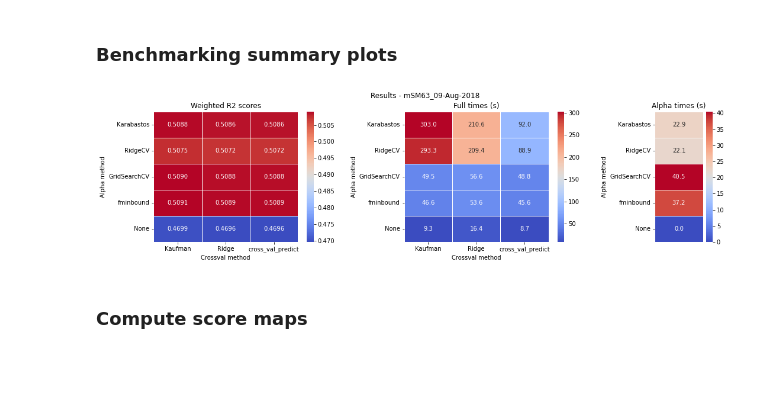
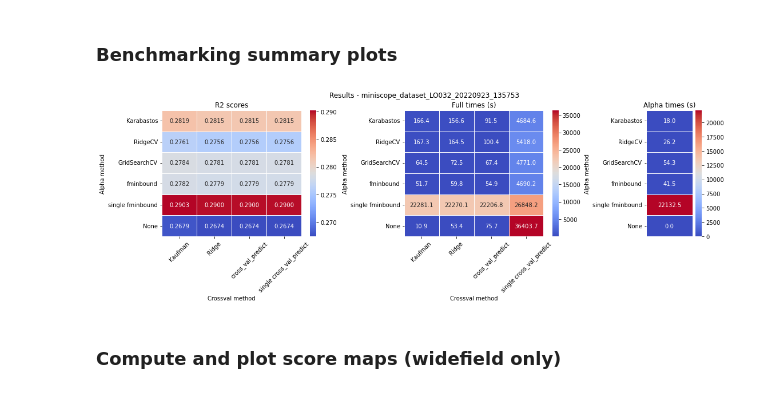
Before and after one commit to msokolet/regbench, a Jupyter notebook: regbench.ipynb, the cells around one changed output. Cells and saved outputs as stored; diff of their text form; code cells hidden in the pictures; blank space fills up the shorter version.

Commit message:
generalize to handle single neuron f data

```diff
--- a/regbench.ipynb
+++ b/regbench.ipynb
@@ -27,15 +27,17 @@ import regbench as rb
 
 opts = {} # Intialize options dictionary
 # Recording options
-opts['dir'] = 'D:\Churchland\Widefield' # Path to directory in which the recording file is located
-opts['rec_name'] = 'mSM63_09-Aug-2018' # Recording name
-opts['frames_per_trial'] = 75 # Num of frames per trial
-opts['dformat'] = 'MATLAB'
+opts['dir'] = 'D:\Churchland\One-photon' # Path to directory in which the recording file is located
+opts['rec_name'] = 'miniscope_dataset_LO032_20220923_135753' # Recording name
+# opts['dir'] = 'D:\Churchland\Widefield' # Path to directory in which the recording file is located
+# opts['rec_name'] = 'mSM63_05-Jul-2018' # Recording name
+opts['frames_per_trial'] = 138 # Num of frames per trial
+opts['dtype'] = 'neuron_f' # Type of data. Choices: 'wfield_f', 'neuron_f'
 # Refression benchmarking options
 opts['out_folds'] = 10 # Num of folds for outer (test) cross-validation
 opts['in_folds'] = 5 # Num of folds for inner (train) cross-validation
-opts['alpha_mets'] = ['Karabastos', 'RidgeCV', 'GridSearchCV', 'fminbound', 'None'] # Alpha estimation methods to test
-opts['crossval_mets'] = ['Kaufman', 'Ridge', 'cross_val_predict'] # Cross-validation methods to test
+opts['alpha_mets'] = ['Karabastos', 'RidgeCV', 'GridSearchCV', 'fminbound', 'single fminbound', 'None'] # Alpha estimation methods to test
+opts['crossval_mets'] = ['Kaufman', 'Ridge', 'cross_val_predict', 'single cross_val_predict'] # Cross-validation methods to test
 opts['recenter'] = True # Whether to recenter the variables (no intercept) or not (fit intercept term) for all methods
 opts['test_range'] =  np.concatenate([np.arange(1, 2000, 500),
                                       np.arange(3000, 13000,2000),
@@ -118,27 +159,29 @@ rb.save_results({'alphas': alphas,
 # %% [markdown]
 ### Benchmarking summary plots
 # %%
-alphas, preds, scores, alpha_times, pred_times = rb.load_results(['alphas', 'preds', 'scores', 'alpha_times', 'pred_times'], opts)  # Load results - useful if loading already analyzed sessions
+alphas, preds, scores, avg_scores, alpha_times, pred_times = rb.load_results(['alphas', 'preds', 'scores', 'avg_scores', 'alpha_times', 'pred_times'], opts)  # Load results - useful if loading already analyzed sessions
 
 sum_fig, sum_ax = plt.subplots(ncols=3, gridspec_kw={'width_ratios': [3, 3, 1]}, figsize=(17,4.5))
 plt.suptitle(f'Results - {opts["rec_name"] }')
 
-scores_df = rb.unstack(pd.Series(scores))
+scores_df = rb.unstack(pd.Series(avg_scores))
 scores_plot = sns.heatmap(scores_df, annot=True, fmt='.4f', cmap="coolwarm", linewidth=.5, ax=sum_ax[0])
-scores_plot.set(title='Weighted R2 scores', xlabel='Crossval method', ylabel='Alpha method')
+scores_plot.set(title='R2 scores', xlabel='Crossval method', ylabel='Alpha method')
+scores_plot.set_xticklabels(scores_plot.get_xticklabels(), rotation = 45)
 
 times_df = rb.unstack(pd.Series(pred_times))
 times_plot = sns.heatmap(times_df, annot=True, fmt='.1f', cmap="coolwarm", linewidth=.5, ax=sum_ax[1])
 times_plot.set(title='Full times (s)', xlabel='Crossval method', ylabel='Alpha method')
+times_plot.set_xticklabels(times_plot.get_xticklabels(), rotation = 45)
 
 alpha_times_df = pd.Series(alpha_times).to_frame();
 alpha_times_plot = sns.heatmap(alpha_times_df, annot=True, fmt='.1f', cmap="coolwarm", linewidth=.5, ax=sum_ax[2], xticklabels=False)
 alpha_times_plot.set(title='Alpha times (s)', ylabel='Alpha method');
 
 plt.subplots_adjust(bottom=0.2, wspace=0.5)
-# rb.save_fig(sum_fig, opts, name=f'rb_results_{opts["rec_name"]}') # Save plot
+rb.save_fig(sum_fig, opts, name=f'rb_results_{opts["rec_name"]}') # Save plot
 # %% [output]
-[figure, old version]
+[figure, new version]
 # %% [markdown]
-### Compute score maps
+### Compute and plot score maps (widefield only)
 # %%
```
Also changed, not shown: parts of 10 cells of this notebook, 2 other files.
